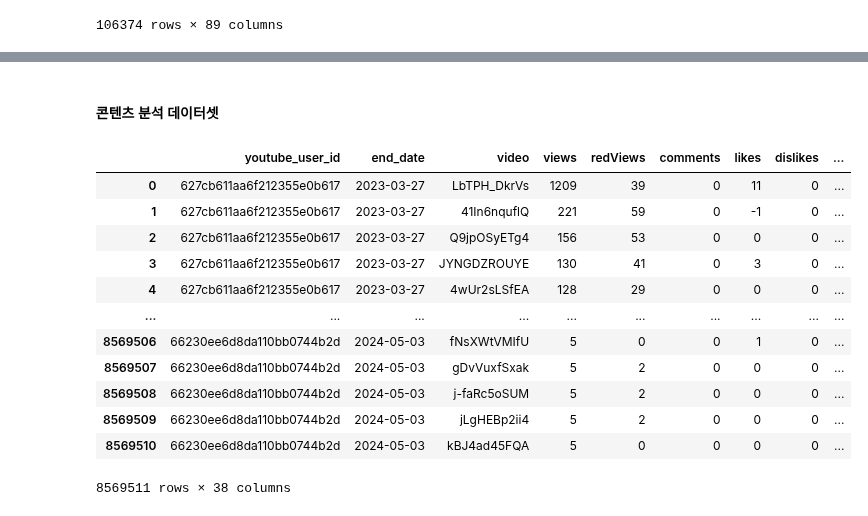
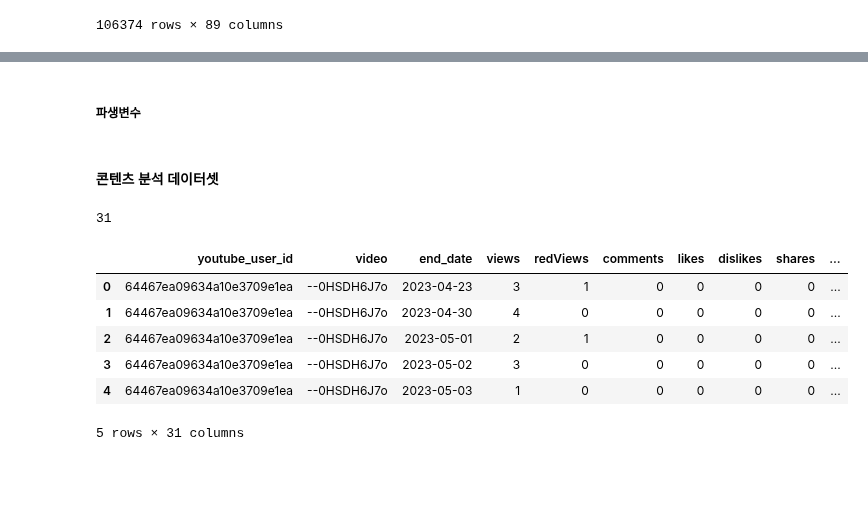
Before and after one commit to kkwann/awake, a Jupyter notebook: MongoDB_connection.ipynb, the cells around one changed output, grey strips where cells are left out. Drawn from its saved outputs; the diff is of its cells as text; code cells hidden in the pictures; blank space fills up the shorter version.

```diff
--- a/MongoDB_connection.ipynb
+++ b/MongoDB_connection.ipynb
@@ -1099,0 +1101,2 @@ merge_df_users_fin[['views','age13-17.female', 'age13-17.male', 'age18-24.female
+# %% [markdown]
+##### 파생변수
@@ -1100,18 +1124,45 @@ merge_df_users_fin[['views','age13-17.female', 'age13-17.male', 'age18-24.female
 # %% [markdown]
 #### 콘텐츠 분석 데이터셋
+# %%
+# 불필요컬럼 제거 - 모두 0인 컬럼
+youtube_videos = youtube_videos.drop(['annotationClickThroughRate', 'annotationCloseRate',
+                                      'annotationImpressions', 'annotationClickableImpressions',
+                                      'annotationClosableImpressions', 'annotationClicks', 'annotationCloses'],axis=1)
+# %%
+# 최종 컬럼 정리
+video_col_need = [
+    # 콘텐츠, 날짜 기준
+    'youtube_user_id', 'video', 'end_date',
+
+    # 참여도 관련
+    'views', 'redViews', 'comments', 'likes', 'dislikes', 'shares', 'estimatedMinutesWatched', 'estimatedRedMinutesWatched', 'averageViewDuration', 'averageViewPercentage',
+    'videosAddedToPlaylists','videosRemovedFromPlaylists',
+
+    # 수익 관련
+    'estimatedRevenue', 'estimatedAdRevenue', 'grossRevenue','estimatedRedPartnerRevenue', 'playbackBasedCpm', 'cpm',
+
+    # 구독자 관련
+    'subscribersGained', 'subscribersLost',
+
+    # 광고 관련
+    'monetizedPlaybacks', 'adImpressions',
+
+    # 카드 관련
+    'cardClickRate', 'cardTeaserClickRate','cardImpressions', 'cardTeaserImpressions', 'cardClicks', 'cardTeaserClicks'
+]
+len(video_col_need)
+# %% [output]
+31
+# %%
+# 최종 데이터셋 정리
+youtube_videos = youtube_videos[video_col_need].sort_values(['video', 'end_date']).reset_index(drop=True)
 # %%
-youtube_videos
+youtube_videos.head()
 # %% [output]
-|  | youtube_user_id | end_date | video | views | redViews | comments | likes | dislikes | ... |
-| 0 | 627cb611aa6f212355e0b617 | 2023-03-27 | LbTPH_DkrVs | 1209 | 39 | 0 | 11 | 0 | ... |
-| 1 | 627cb611aa6f212355e0b617 | 2023-03-27 | 41In6nquflQ | 221 | 59 | 0 | -1 | 0 | ... |
-| 2 | 627cb611aa6f212355e0b617 | 2023-03-27 | Q9jpOSyETg4 | 156 | 53 | 0 | 0 | 0 | ... |
-| 3 | 627cb611aa6f212355e0b617 | 2023-03-27 | JYNGDZROUYE | 130 | 41 | 0 | 3 | 0 | ... |
-| 4 | 627cb611aa6f212355e0b617 | 2023-03-27 | 4wUr2sLSfEA | 128 | 29 | 0 | 0 | 0 | ... |
-| ... | ... | ... | ... | ... | ... | ... | ... | ... | ... |
-| 8569506 | 66230ee6d8da110bb0744b2d | 2024-05-03 | fNsXWtVMIfU | 5 | 0 | 0 | 1 | 0 | ... |
-| 8569507 | 66230ee6d8da110bb0744b2d | 2024-05-03 | gDvVuxfSxak | 5 | 2 | 0 | 0 | 0 | ... |
-| 8569508 | 66230ee6d8da110bb0744b2d | 2024-05-03 | j-faRc5oSUM | 5 | 2 | 0 | 0 | 0 | ... |
-| 8569509 | 66230ee6d8da110bb0744b2d | 2024-05-03 | jLgHEBp2ii4 | 5 | 2 | 0 | 0 | 0 | ... |
-| 8569510 | 66230ee6d8da110bb0744b2d | 2024-05-03 | kBJ4ad45FQA | 5 | 0 | 0 | 0 | 0 | ... |
+|  | youtube_user_id | video | end_date | views | redViews | comments | likes | dislikes | shares | ... |
+| 0 | 64467ea09634a10e3709e1ea | --0HSDH6J7o | 2023-04-23 | 3 | 1 | 0 | 0 | 0 | 0 | ... |
+| 1 | 64467ea09634a10e3709e1ea | --0HSDH6J7o | 2023-04-30 | 4 | 0 | 0 | 0 | 0 | 0 | ... |
+| 2 | 64467ea09634a10e3709e1ea | --0HSDH6J7o | 2023-05-01 | 2 | 1 | 0 | 0 | 0 | 0 | ... |
+| 3 | 64467ea09634a10e3709e1ea | --0HSDH6J7o | 2023-05-02 | 3 | 0 | 0 | 0 | 0 | 0 | ... |
+| 4 | 64467ea09634a10e3709e1ea | --0HSDH6J7o | 2023-05-03 | 1 | 0 | 0 | 0 | 0 | 0 | ... |
-8569511 rows × 38 columns
+5 rows × 31 columns
```
Also changed, not shown: parts of 12 cells of this notebook.
